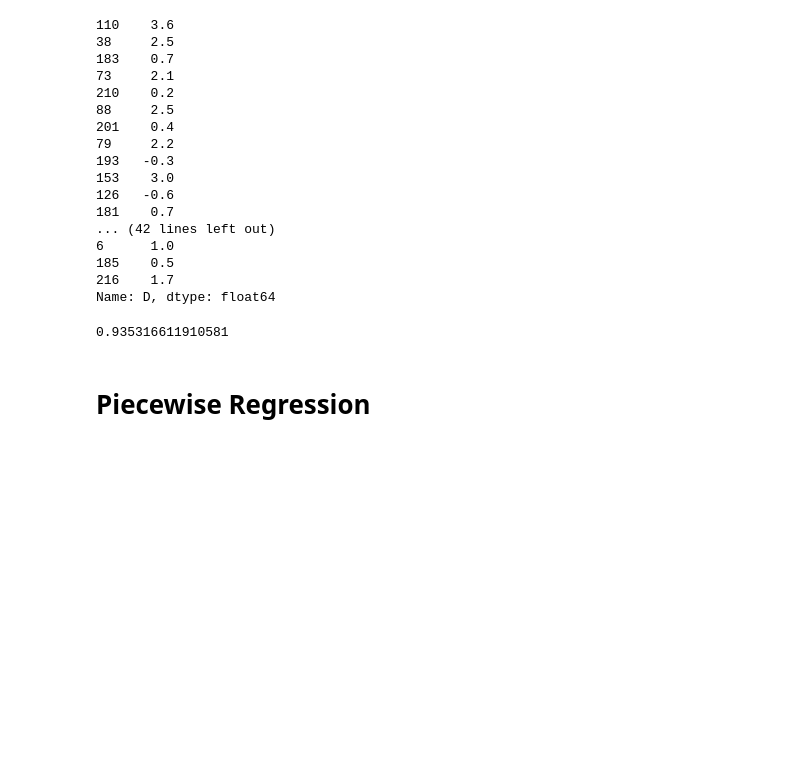
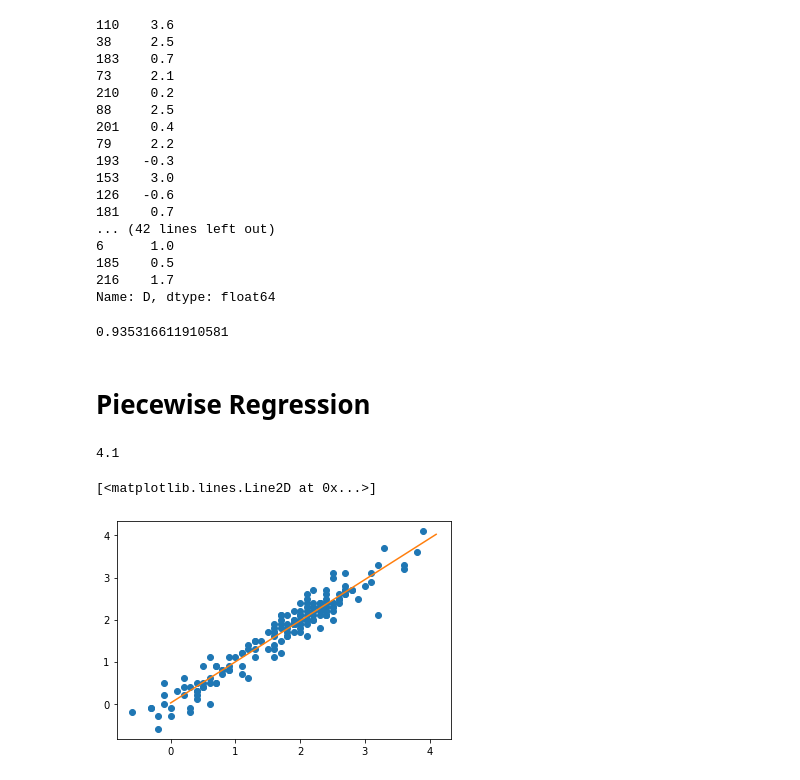
Before and after one commit to SamKimbinyi/int3, a Jupyter notebook: q1.ipynb, the cells around one changed output. Drawn from its saved outputs; the diff is of its cells as text; code cells hidden in the pictures; blank space fills up the shorter version.

Commit message:
Piecewise and fixed other model

```diff
--- a/q1.ipynb
+++ b/q1.ipynb
@@ -304,3 +304,26 @@ r2_score(y_test, model.predict(x_test[["A_Lag_0","B_Lag_0","C_Lag_0","D_Lag_0"]]
 0.935316611910581
 # %% [markdown]
 # Piecewise Regression
+# %%
+max(y_train)
+# %% [output]
+4.1
+# %%
+from scipy import optimize
+import matplotlib.pyplot as plt
+import numpy as np
+%matplotlib inline
+
+x = np.array(x_train["D_Lag_0"], dtype=float)
+y = np.array(y_train)
+
+def piecewise_linear(x, x0, y0, k1, k2):
+    return np.piecewise(x, [x < x0], [lambda x:k1*x + y0-k1*x0, lambda x:k2*x + y0-k2*x0])
+
+p , e = optimize.curve_fit(piecewise_linear, x, y)
+xd = np.linspace(0, max(y_train), 100)
+plt.plot(x, y, "o")
+plt.plot(xd, piecewise_linear(xd, *p))
+# %% [output]
+[<matplotlib.lines.Line2D at 0x...>]
+[figure, added]
```
Also changed, not shown: 1 other file.
